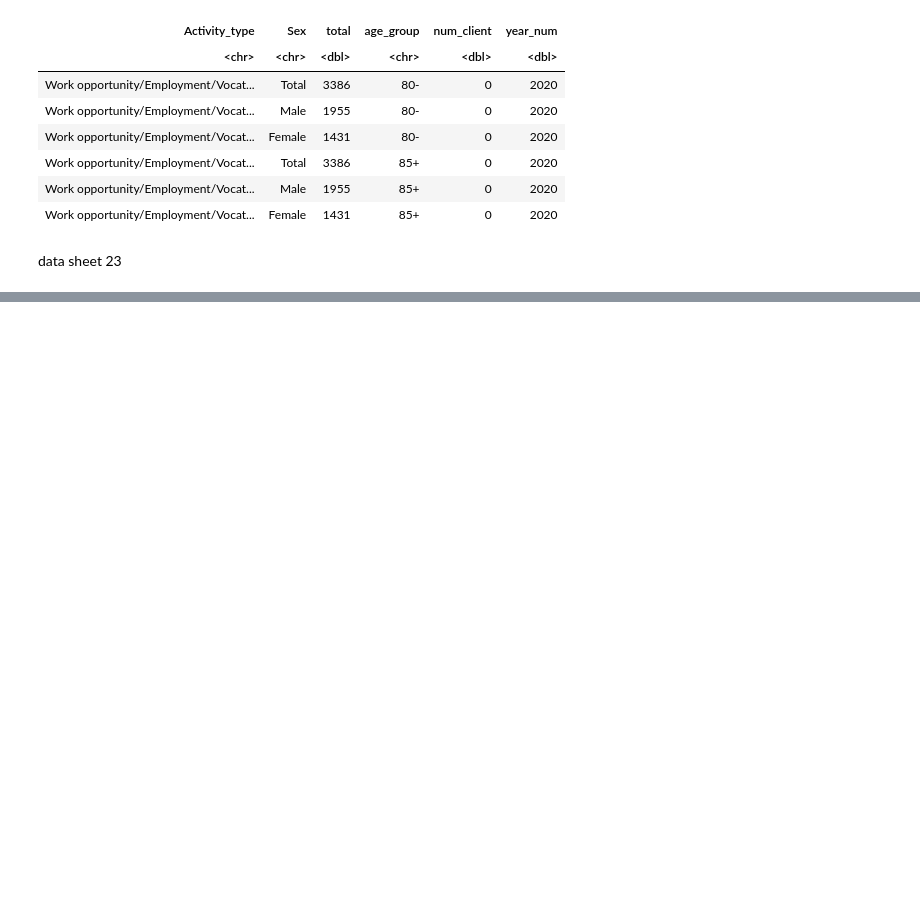
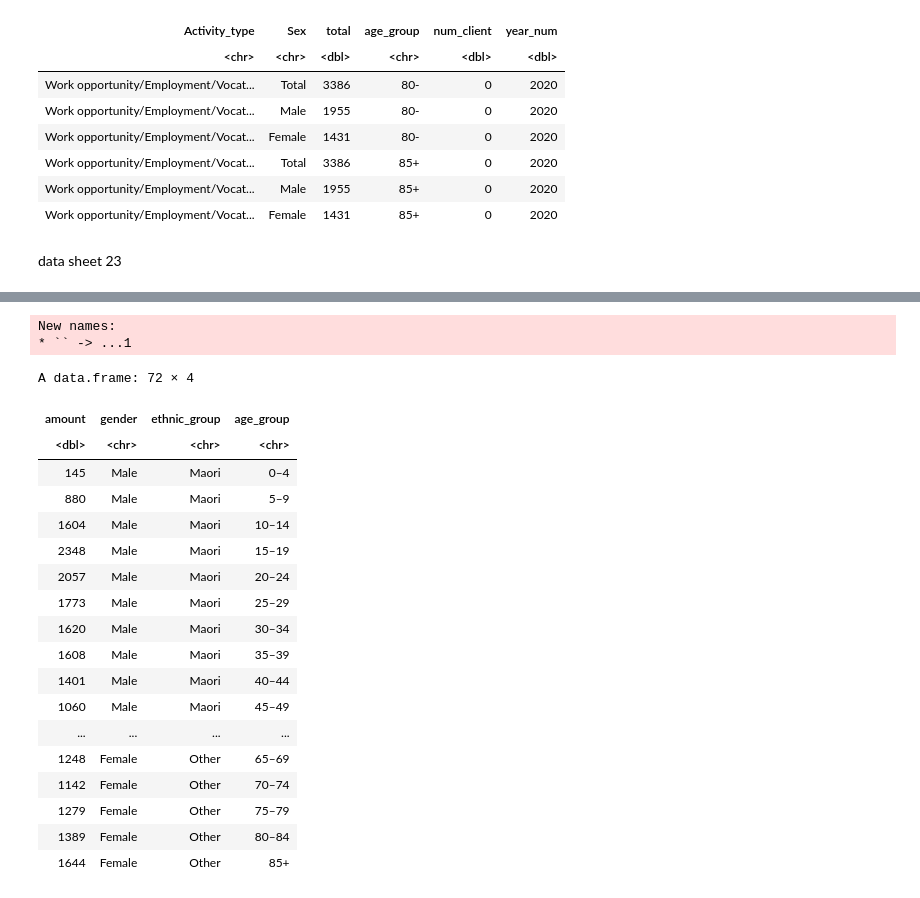
Before and after one commit to damiansastre/data201, a Jupyter notebook: project/project_damian.ipynb, the cells around one changed output, grey strips where cells are left out. Cells and saved outputs as stored; diff of their text form; code cells hidden in the pictures; blank space fills up the shorter version.

```diff
--- a/project/project_damian.ipynb
+++ b/project/project_damian.ipynb
@@ -592,0 +626,58 @@ A tibble: 6 × 6
+# %%
+file_2010 <- "mental_health2010.xls"
+client_ages_group_2010 <- file_2010 %>% read_excel(sheet = "T7 Nos Rates 0910 EthSexAge",  range='A4:A22')
+colnames(client_ages_group_2010) <- c('age_group')
+
+#get df of 2010
+client_maori_males_2010 <- file_2010 %>% read_excel(sheet = "T7 Nos Rates 0910 EthSexAge", range='B4:B22')
+colnames(client_maori_males_2010) <- c('amount')
+maori_males_2010 <- client_maori_males_2010 %>%
+                        mutate('gender' = 'Male', 'ethnic_group'= 'Maori') %>%
+                        cbind(client_ages_group_2010)
+
+client_maori_females_2010 <- file_2010 %>% read_excel(sheet = "T7 Nos Rates 0910 EthSexAge", range='D4:D22')
+colnames(client_maori_females_2010) <- c('amount')
+maori_females_2010 <-  client_maori_females_2010 %>%
+                        mutate('gender' = 'Female', 'ethnic_group'= 'Maori') %>%
+                        cbind(client_ages_group_2010)
+
+client_others_males_2010 <- file_2010 %>% read_excel(sheet = "T7 Nos Rates 0910 EthSexAge", range='H4:H22')
+colnames(client_others_males_2010) <- c('amount')
+others_males_2010 <-  client_others_males_2010 %>%
+                        mutate('gender' = 'Male', 'ethnic_group'= 'Other') %>%
+                        cbind(client_ages_group_2010)
+
+client_others_females_2010 <- file_2010 %>% read_excel(sheet = "T7 Nos Rates 0910 EthSexAge", range='J4:J22')
+colnames(client_others_females_2010) <- c('amount')
+others_females_2010 <- client_others_females_2010 %>%
+                            mutate('gender' = 'Female', 'ethnic_group'= 'Other') %>%
+                            cbind(client_ages_group_2010)
+
+data_2010_clients <- maori_males_2010 %>%
+                        rbind(maori_females_2010) %>%
+                        rbind(others_males_2010) %>%
+                        rbind(others_females_2010)
+
+data_2010_clients
+# %% [output]
+New names:
+* `` -> ...1
+A data.frame: 72 × 4
+| amount | gender | ethnic_group | age_group |
+| <dbl> | <chr> | <chr> | <chr> |
+| 145 | Male | Maori | 0–4 |
+| 880 | Male | Maori | 5–9 |
+| 1604 | Male | Maori | 10–14 |
+| 2348 | Male | Maori | 15–19 |
+| 2057 | Male | Maori | 20–24 |
+| 1773 | Male | Maori | 25–29 |
+| 1620 | Male | Maori | 30–34 |
+| 1608 | Male | Maori | 35–39 |
+| 1401 | Male | Maori | 40–44 |
+| 1060 | Male | Maori | 45–49 |
+| ... | ... | ... | ... |
+| 1248 | Female | Other | 65–69 |
+| 1142 | Female | Other | 70–74 |
+| 1279 | Female | Other | 75–79 |
+| 1389 | Female | Other | 80–84 |
+| 1644 | Female | Other | 85+ |
```
Also changed, not shown: parts of 6 cells of this notebook.
